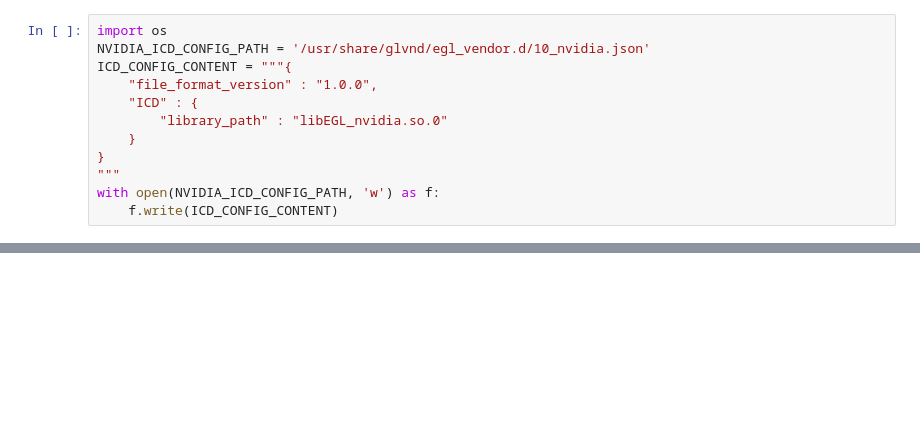
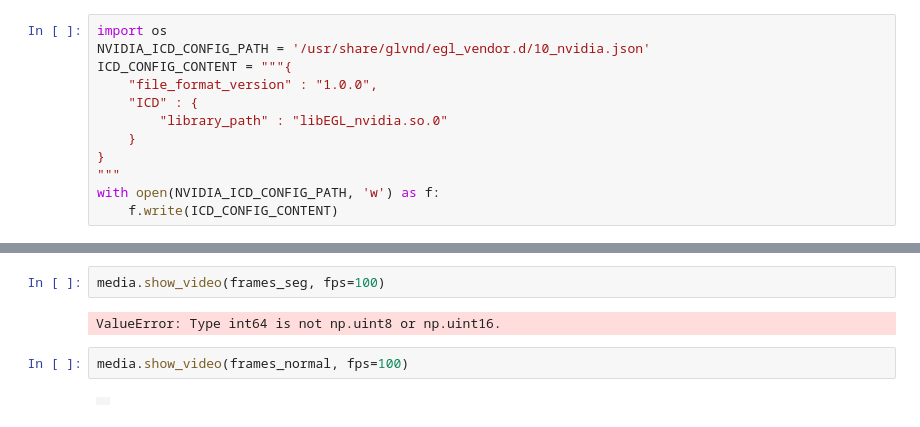
Before and after one commit to yaswhar/learning-genesis-sim, a Jupyter notebook: Visualization & Rendering.ipynb, the cells around one changed output, grey strips where cells are left out. Cells and saved outputs as stored; diff of their text form; blank space fills up the shorter version.

```diff
--- a/Visualization & Rendering.ipynb
+++ b/Visualization & Rendering.ipynb
@@ -76,0 +161,8 @@ cam.stop_recording(save_to_filename='video.mp4', fps=60)
+# %%
+media.show_video(frames_seg, fps=100)
+# %% [output]
+ValueError: Type int64 is not np.uint8 or np.uint16.
+# %%
+media.show_video(frames_normal, fps=100)
+# %% [output]
+|  |
```
Also changed, not shown: parts of 8 cells of this notebook.
